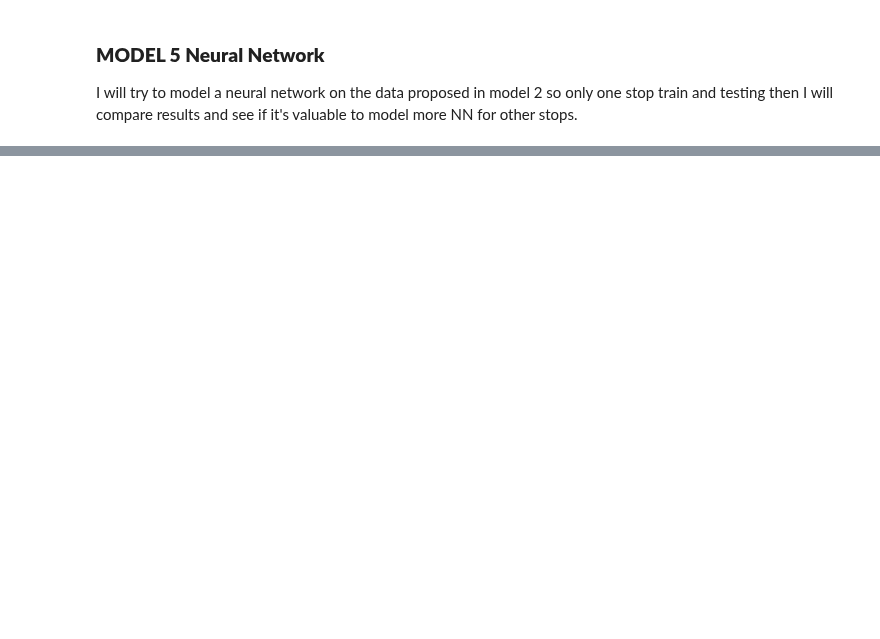
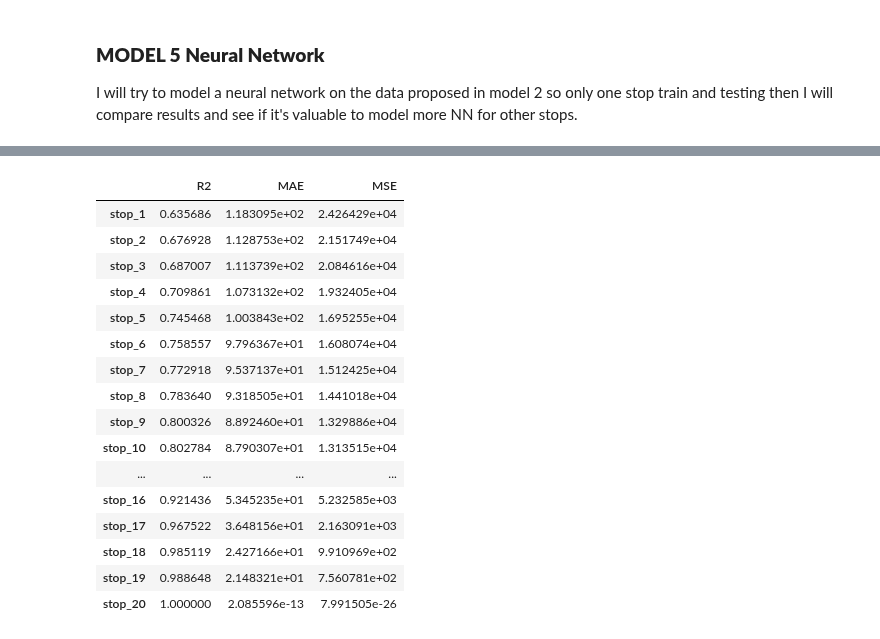
Before and after one commit to Gioalf/AH2179, a Jupyter notebook: project/AIprojectGioAlf.ipynb, the cells around one changed output, grey strips where cells are left out. Cells and saved outputs as stored; diff of their text form; code cells hidden in the pictures; blank space fills up the shorter version.

Commit message:
Model 6

```diff
--- a/project/AIprojectGioAlf.ipynb
+++ b/project/AIprojectGioAlf.ipynb
@@ -1302,0 +1361,14 @@ plt.show()
+# %%
+dfB=df.copy()
+# %%
+# Filter for rows where stop_sequence is 20
+delay_at_stop_20_B = dfB[dfB['stop_sequence'] == 20][['Calendar_date', 'trip_number', 'arrival_delay']]
+
+# Rename the 'arrival_delay' column to indicate it's the delay at stop 20
+delay_at_stop_20_B = delay_at_stop_20_B.rename(columns={'arrival_delay': 'arrival_delay_stop_20'})
+
+# Merge this information back into dfA_clean
+dfB = pd.merge(dfB, delay_at_stop_20_B, on=['Calendar_date', 'trip_number'], how='left')
+
+# Display the updated DataFrame
+dfB
@@ -1302,0 +1392,68 @@ plt.show()
+# %%
+# Dropping the redundant
+dfB_model6=dfB.drop(['route_id', 'bus_id', 'weather', 'temperature', 'day_of_week',
+       'time_of_day', 'trip_number'], axis=1)
+# %%
+df6 = {}
+models6 = {}
+test_train6={}
+results6 = {}
+
+for i in range(1, 21):
+    # Filter data for this stop
+    dfB_model6_i = dfB_model6[dfB_model6['stop_sequence'] == i].copy()
+    df6[f'stop_{i}'] = dfB_model6_i
+
+    # Drop non-predictive columns
+    dfB_model6_i = dfB_model6_i.drop(['Calendar_date', 'stop_sequence'], axis=1)
+
+    # Define features and target
+    X = dfB_model6_i.drop(['arrival_delay_stop_20'], axis=1)
+    y = dfB_model6_i['arrival_delay_stop_20']
+
+    # Split chronologically: first 80% train, last 20% test
+    split_idx = int(len(X) * 0.8)
+    X_train, X_test = X.iloc[:split_idx], X.iloc[split_idx:]
+    y_train, y_test = y.iloc[:split_idx], y.iloc[split_idx:]
+
+    # Standardize features
+    scaler = StandardScaler()
+    X_train_scaled = scaler.fit_transform(X_train)
+    X_test_scaled = scaler.transform(X_test)
+
+    test_train6[f'stop_{i}'] = {'X_train_scaled': X_train_scaled, 'X_test_scaled': X_test_scaled, 'y_train': y_train, 'y_test': y_test}
+
+    # Train model
+    model = LinearRegression()
+    model.fit(X_train_scaled, y_train)
+
+    # Evaluate on the test set
+    y_pred = model.predict(X_test_scaled)
+    r2 = r2_score(y_test, y_pred)
+    mae = mean_absolute_error(y_test, y_pred)
+    mse = mean_squared_error(y_test, y_pred)
+
+    # Store results
+    models6[f'model_stop_{i}'] = model
+    results6[f'stop_{i}'] = {'R2': r2, 'MAE': mae, 'MSE': mse}
+
+# Display performance summary
+pd.DataFrame(results6).T
+# %% [output]
+|  | R2 | MAE | MSE |
+| stop_1 | 0.635686 | 1.183095e+02 | 2.426429e+04 |
+| stop_2 | 0.676928 | 1.128753e+02 | 2.151749e+04 |
+| stop_3 | 0.687007 | 1.113739e+02 | 2.084616e+04 |
+| stop_4 | 0.709861 | 1.073132e+02 | 1.932405e+04 |
+| stop_5 | 0.745468 | 1.003843e+02 | 1.695255e+04 |
+| stop_6 | 0.758557 | 9.796367e+01 | 1.608074e+04 |
+| stop_7 | 0.772918 | 9.537137e+01 | 1.512425e+04 |
+| stop_8 | 0.783640 | 9.318505e+01 | 1.441018e+04 |
+| stop_9 | 0.800326 | 8.892460e+01 | 1.329886e+04 |
+| stop_10 | 0.802784 | 8.790307e+01 | 1.313515e+04 |
+| ... | ... | ... | ... |
+| stop_16 | 0.921436 | 5.345235e+01 | 5.232585e+03 |
+| stop_17 | 0.967522 | 3.648156e+01 | 2.163091e+03 |
+| stop_18 | 0.985119 | 2.427166e+01 | 9.910969e+02 |
+| stop_19 | 0.988648 | 2.148321e+01 | 7.560781e+02 |
+| stop_20 | 1.000000 | 2.085596e-13 | 7.991505e-26 |
```
Also changed, not shown: parts of 19 cells of this notebook.
